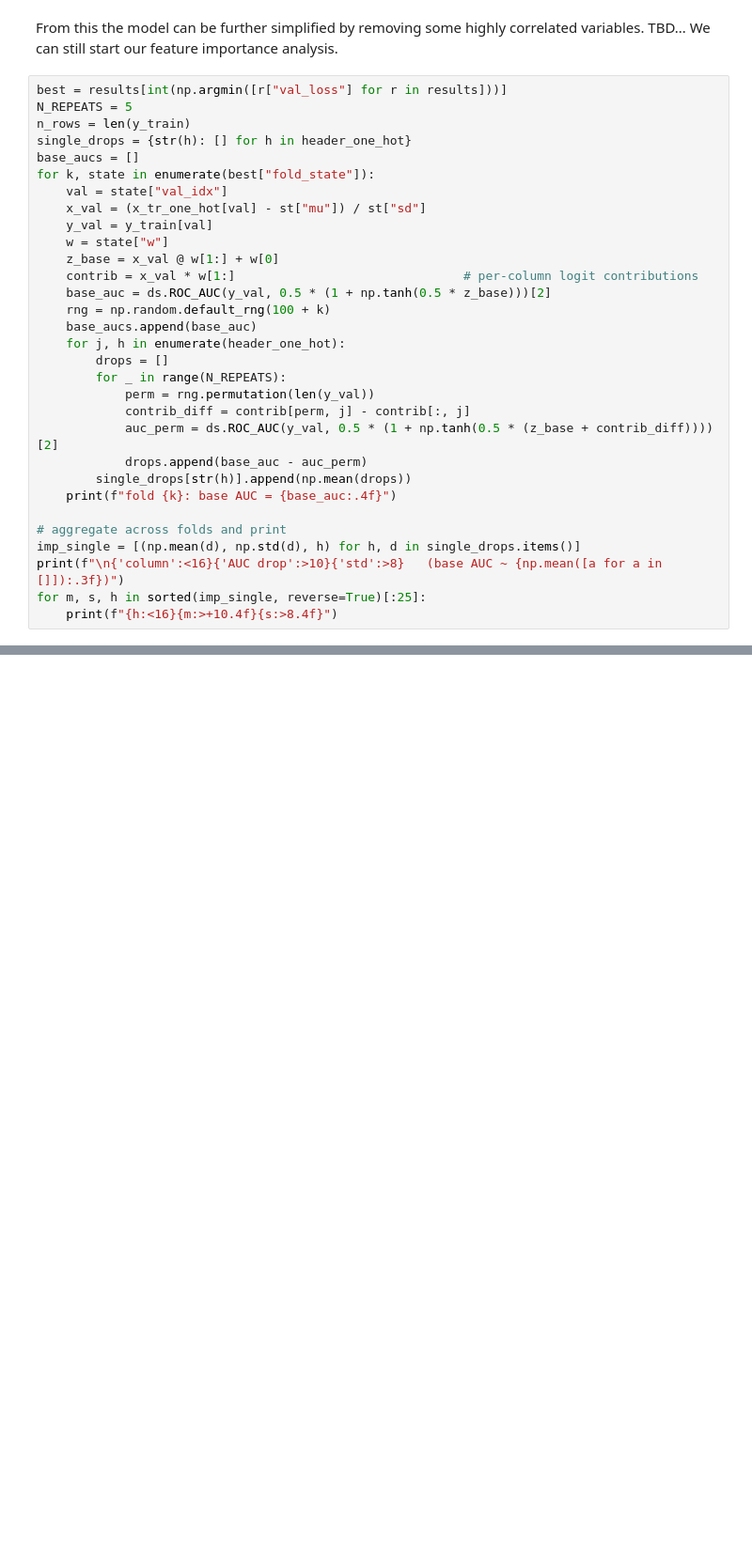
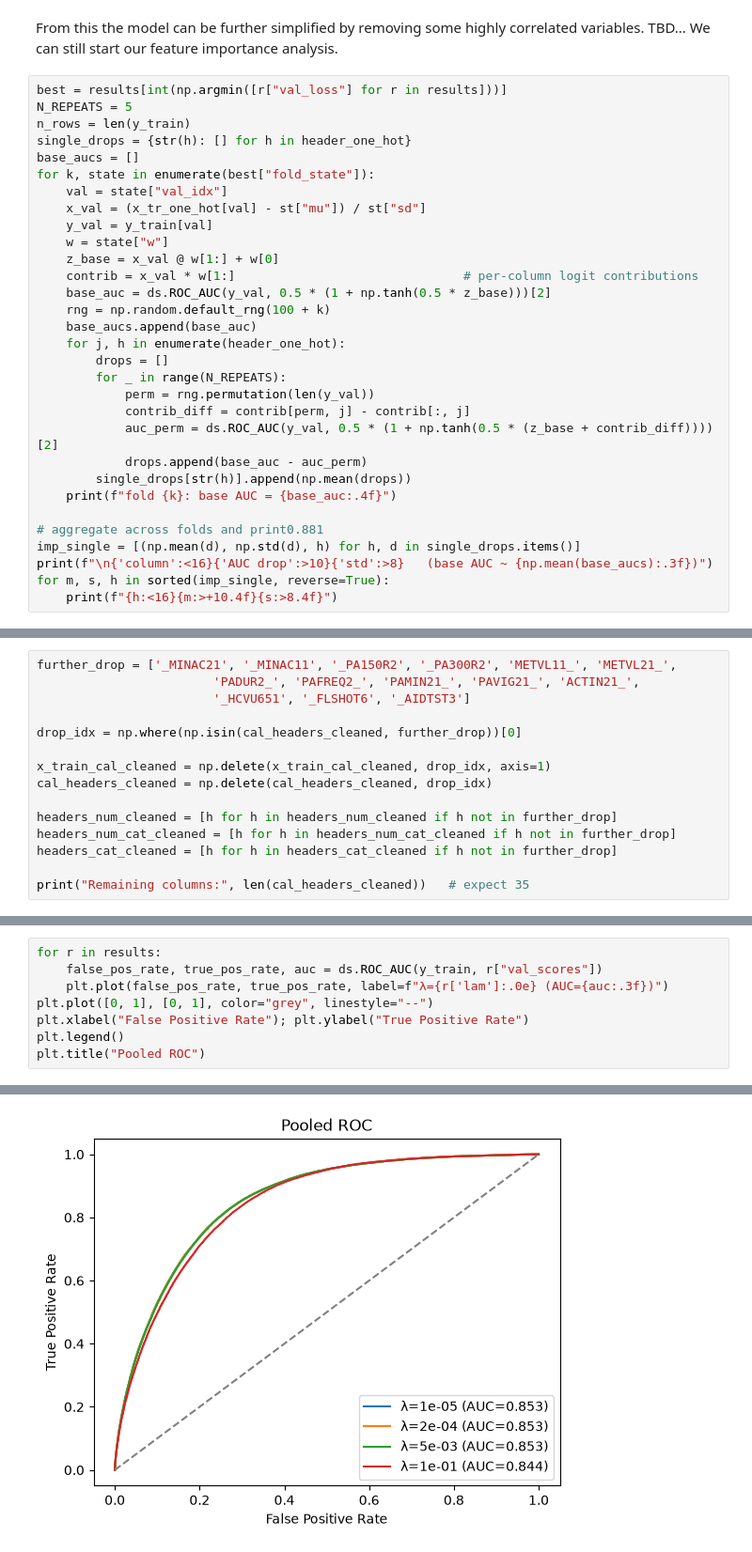
Before and after one commit to AlfinSib/ML_project_1, a Jupyter notebook: data_cleaning.ipynb, the cells around one changed output, grey strips where cells are left out. Shown at 94% size. Cells and saved outputs as stored; diff of their text form; blank space fills up the shorter version.

Commit message:
delete and add variables based on feature importance results

```diff
--- a/data_cleaning.ipynb
+++ b/data_cleaning.ipynb
@@ -515,9 +515,9 @@ for k, state in enumerate(best["fold_state"]):
         single_drops[str(h)].append(np.mean(drops))
     print(f"fold {k}: base AUC = {base_auc:.4f}")
 
-# aggregate across folds and print
+# aggregate across folds and print0.881
 imp_single = [(np.mean(d), np.std(d), h) for h, d in single_drops.items()]
-print(f"\n{'column':<16}{'AUC drop':>10}{'std':>8}   (base AUC ~ {np.mean([a for a in []]):.3f})")
-for m, s, h in sorted(imp_single, reverse=True)[:25]:
+print(f"\n{'column':<16}{'AUC drop':>10}{'std':>8}   (base AUC ~ {np.mean(base_aucs):.3f})")
+for m, s, h in sorted(imp_single, reverse=True):
     print(f"{h:<16}{m:>+10.4f}{s:>8.4f}")
 # %% [output]
@@ -540,0 +547,15 @@ _RACE_9.0          -0.0000  0.0000
+# %%
+further_drop = ['_MINAC21', '_MINAC11', '_PA150R2', '_PA300R2', 'METVL11_', 'METVL21_',
+                        'PADUR2_', 'PAFREQ2_', 'PAMIN21_', 'PAVIG21_', 'ACTIN21_',
+                        '_HCVU651', '_FLSHOT6', '_AIDTST3']
+
+drop_idx = np.where(np.isin(cal_headers_cleaned, further_drop))[0]
+
+x_train_cal_cleaned = np.delete(x_train_cal_cleaned, drop_idx, axis=1)
+cal_headers_cleaned = np.delete(cal_headers_cleaned, drop_idx)
+
+headers_num_cleaned = [h for h in headers_num_cleaned if h not in further_drop]
+headers_num_cat_cleaned = [h for h in headers_num_cat_cleaned if h not in further_drop]
+headers_cat_cleaned = [h for h in headers_cat_cleaned if h not in further_drop]
+
+print("Remaining columns:", len(cal_headers_cleaned))   # expect 35
@@ -540,0 +685,9 @@ _RACE_9.0          -0.0000  0.0000
+# %%
+for r in results:
+    false_pos_rate, true_pos_rate, auc = ds.ROC_AUC(y_train, r["val_scores"])
+    plt.plot(false_pos_rate, true_pos_rate, label=f"λ={r['lam']:.0e} (AUC={auc:.3f})")
+plt.plot([0, 1], [0, 1], color="grey", linestyle="--")
+plt.xlabel("False Positive Rate"); plt.ylabel("True Positive Rate")
+plt.legend()
+plt.title("Pooled ROC")
+# %% [output]
@@ -540,0 +695 @@ _RACE_9.0          -0.0000  0.0000
+[figure, added]
```
Also changed, not shown: parts of 12 cells of this notebook.
